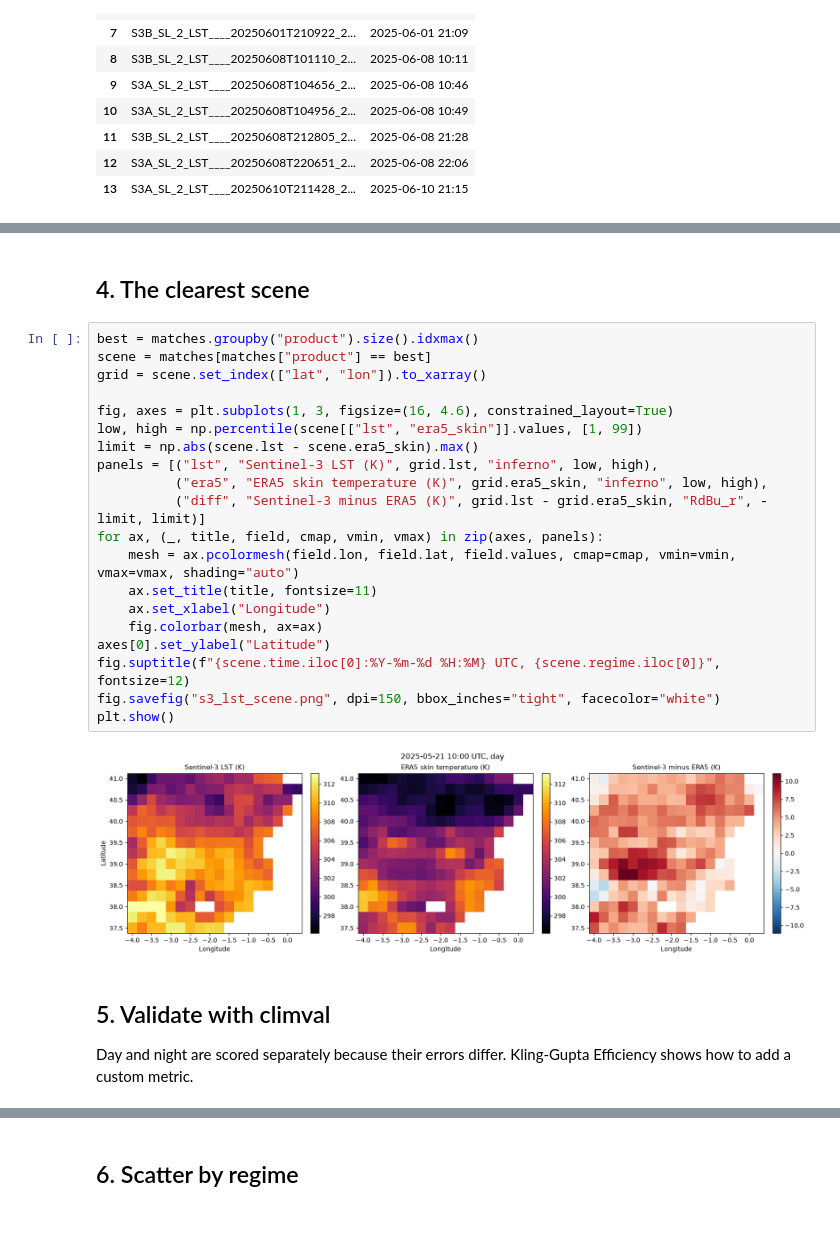
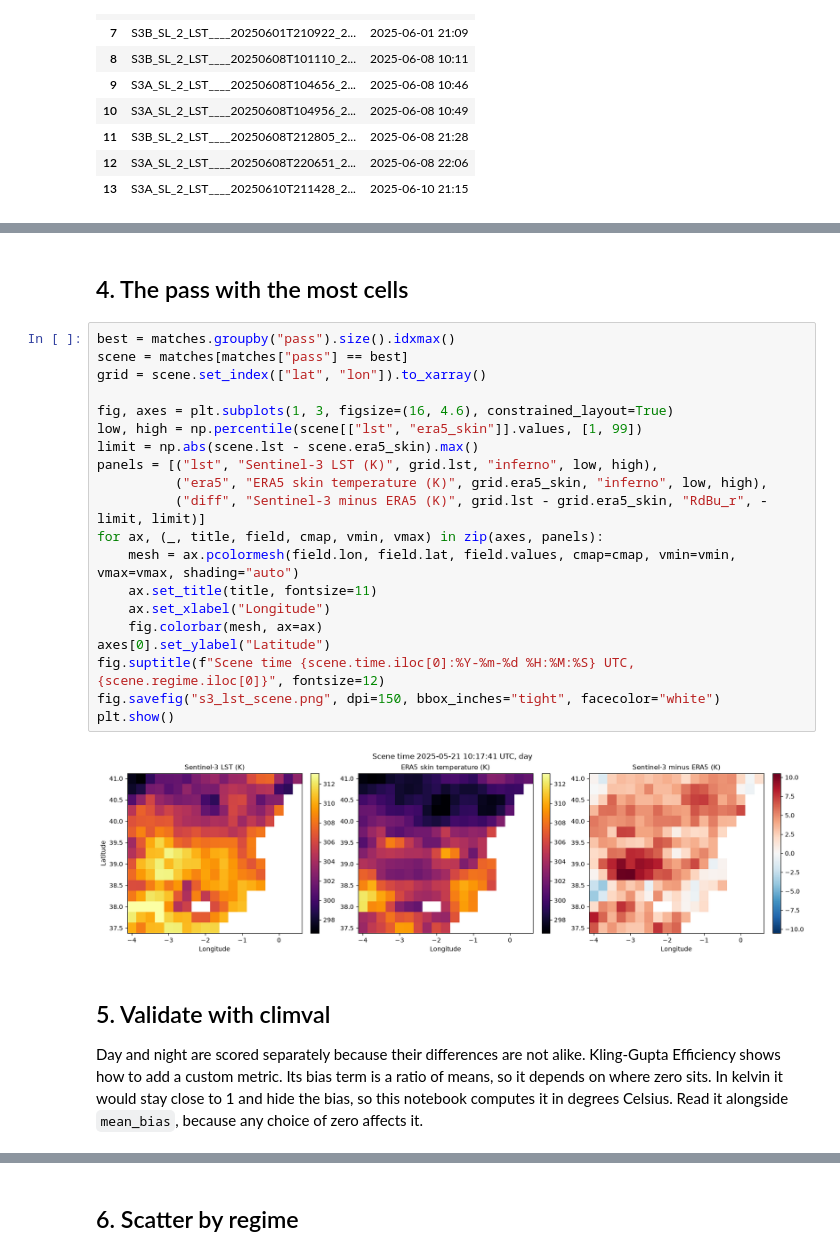
Before and after one commit to northflowlabs/northflow-notebooks, a Jupyter notebook: notebooks/sentinel3_lst_validation.ipynb, the cells around one changed output, grey strips where cells are left out. Drawn from its saved outputs; the diff is of its cells as text; blank space fills up the shorter version.

```diff
--- a/notebooks/sentinel3_lst_validation.ipynb
+++ b/notebooks/sentinel3_lst_validation.ipynb
@@ -203,31 +214,31 @@ display(matches.groupby("regime").agg(scenes=("product", "nunique"), cells=("lst
 # %% [markdown]
-## 4. The clearest scene
+## 4. The pass with the most cells
 # %%
-best = matches.groupby("product").size().idxmax()
-scene = matches[matches["product"] == best]
+best = matches.groupby("pass").size().idxmax()
+scene = matches[matches["pass"] == best]
 grid = scene.set_index(["lat", "lon"]).to_xarray()
 
 fig, axes = plt.subplots(1, 3, figsize=(16, 4.6), constrained_layout=True)
 low, high = np.percentile(scene[["lst", "era5_skin"]].values, [1, 99])
 limit = np.abs(scene.lst - scene.era5_skin).max()
 panels = [("lst", "Sentinel-3 LST (K)", grid.lst, "inferno", low, high),
           ("era5", "ERA5 skin temperature (K)", grid.era5_skin, "inferno", low, high),
           ("diff", "Sentinel-3 minus ERA5 (K)", grid.lst - grid.era5_skin, "RdBu_r", -limit, limit)]
 for ax, (_, title, field, cmap, vmin, vmax) in zip(axes, panels):
     mesh = ax.pcolormesh(field.lon, field.lat, field.values, cmap=cmap, vmin=vmin, vmax=vmax, shading="auto")
     ax.set_title(title, fontsize=11)
     ax.set_xlabel("Longitude")
     fig.colorbar(mesh, ax=ax)
 axes[0].set_ylabel("Latitude")
-fig.suptitle(f"{scene.time.iloc[0]:%Y-%m-%d %H:%M} UTC, {scene.regime.iloc[0]}", fontsize=12)
+fig.suptitle(f"Scene time {scene.time.iloc[0]:%Y-%m-%d %H:%M:%S} UTC, {scene.regime.iloc[0]}", fontsize=12)
 fig.savefig("s3_lst_scene.png", dpi=150, bbox_inches="tight", facecolor="white")
 plt.show()
 # %% [output]
-[figure, old version]
+[figure, new version]
 # %% [markdown]
 ## 5. Validate with climval
 
-Day and night are scored separately because their errors differ. Kling-Gupta Efficiency shows how to add a custom metric.
+Day and night are scored separately because their differences are not alike. Kling-Gupta Efficiency shows how to add a custom metric. Its bias term is a ratio of means, so it depends on where zero sits. In kelvin it would stay close to 1 and hide the bias, so this notebook computes it in degrees Celsius. Read it alongside `mean_bias`, because any choice of zero affects it.
 # %%
 def require_real(report):
     """Stop if climval scored anything other than the data files registered above."""
```
Also changed, not shown: parts of 8 cells of this notebook, 3 other files.
